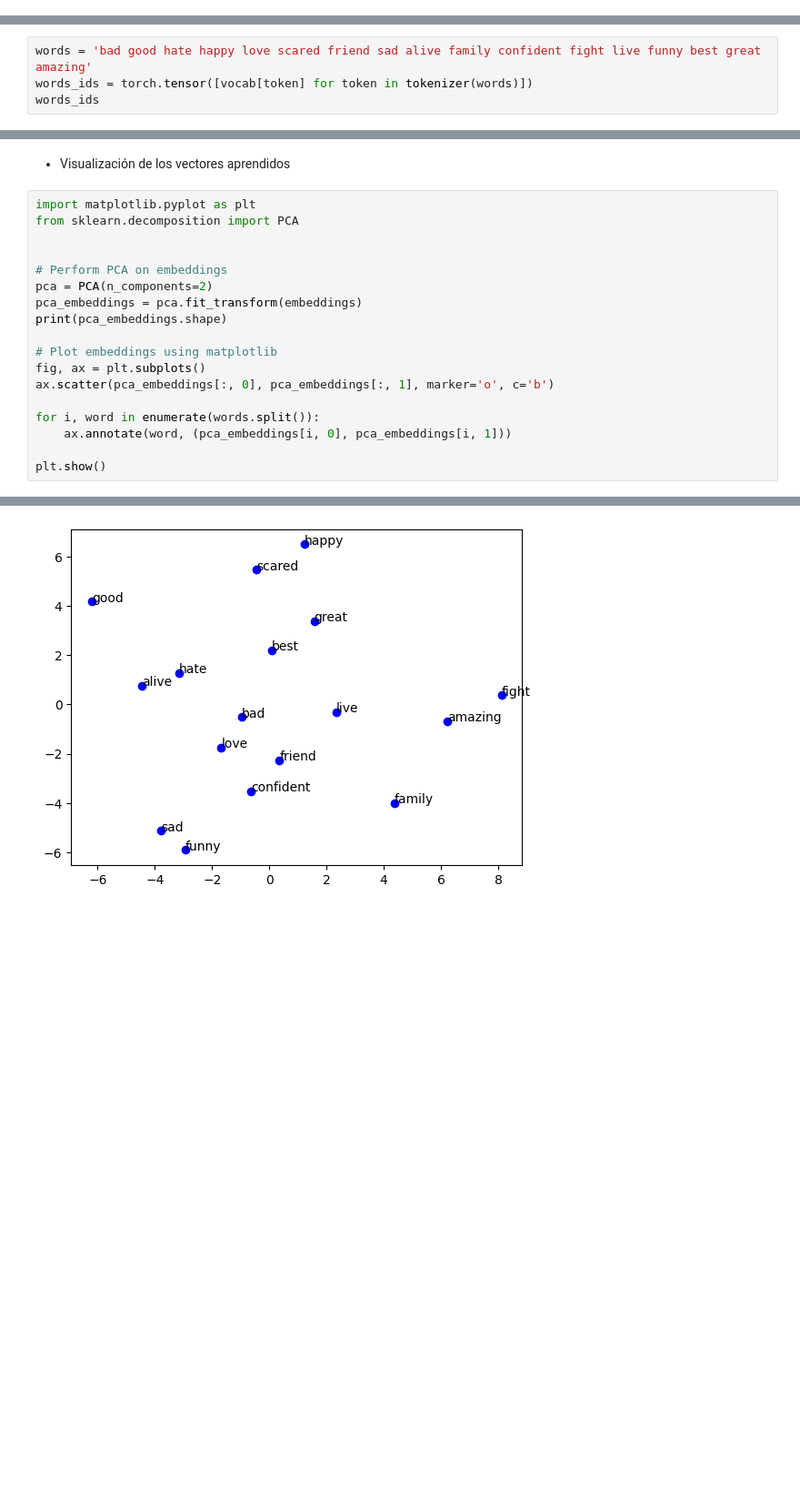
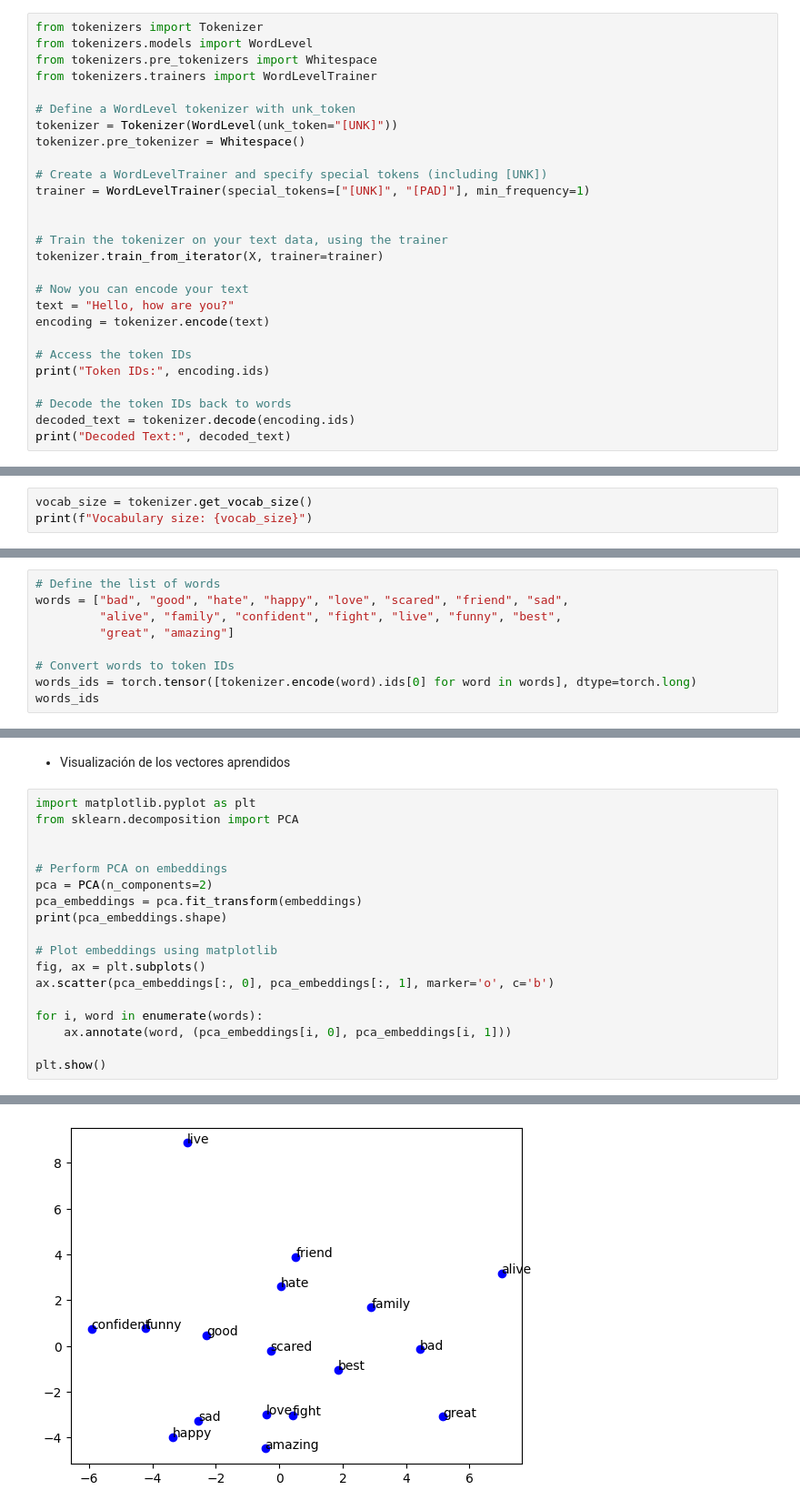
Before and after one commit to milmor/NLP, a Jupyter notebook: Notebooks/11_RNN_LSTM.ipynb, the cells around one changed output, grey strips where cells are left out. Shown at 91% size. Saved outputs shown, nothing was run; the diff lists cells and outputs as text; blank space fills up the shorter version.

Commit message:
update tokenizer and dataloader

```diff
--- a/Notebooks/11_RNN_LSTM.ipynb
+++ b/Notebooks/11_RNN_LSTM.ipynb
@@ -196,0 +124,27 @@ val_loader = DataLoader(val_data, batch_size=batch_size,
+# %%
+from tokenizers import Tokenizer
+from tokenizers.models import WordLevel
+from tokenizers.pre_tokenizers import Whitespace
+from tokenizers.trainers import WordLevelTrainer
+
+# Define a WordLevel tokenizer with unk_token
+tokenizer = Tokenizer(WordLevel(unk_token="[UNK]"))
+tokenizer.pre_tokenizer = Whitespace()
+
+# Create a WordLevelTrainer and specify special tokens (including [UNK])
+trainer = WordLevelTrainer(special_tokens=["[UNK]", "[PAD]"], min_frequency=1)
+
+
+# Train the tokenizer on your text data, using the trainer
+tokenizer.train_from_iterator(X, trainer=trainer)
+
+# Now you can encode your text
+text = "Hello, how are you?"
+encoding = tokenizer.encode(text)
+
+# Access the token IDs
+print("Token IDs:", encoding.ids)
+
+# Decode the token IDs back to words
+decoded_text = tokenizer.decode(encoding.ids)
+print("Decoded Text:", decoded_text)
@@ -196,0 +154,3 @@ val_loader = DataLoader(val_data, batch_size=batch_size,
+# %%
+vocab_size = tokenizer.get_vocab_size()
+print(f"Vocabulary size: {vocab_size}")
@@ -401,7 +409,12 @@ Val acc: 0.8267
 # %% [markdown]
 ## 5.- Vectores
 # %%
-words = 'bad good hate happy love scared friend sad alive family confident fight live funny best great amazing'
-words_ids = torch.tensor([vocab[token] for token in tokenizer(words)])
+# Define the list of words
+words = ["bad", "good", "hate", "happy", "love", "scared", "friend", "sad",
+         "alive", "family", "confident", "fight", "live", "funny", "best",
+         "great", "amazing"]
+
+# Convert words to token IDs
+words_ids = torch.tensor([tokenizer.encode(word).ids[0] for word in words], dtype=torch.long)
 words_ids
 # %% [output]
@@ -430,21 +443,21 @@ torch.Size([17, 128])
 # %%
 import matplotlib.pyplot as plt
 from sklearn.decomposition import PCA
 
 
 # Perform PCA on embeddings
 pca = PCA(n_components=2)
 pca_embeddings = pca.fit_transform(embeddings)
 print(pca_embeddings.shape)
 
 # Plot embeddings using matplotlib
 fig, ax = plt.subplots()
 ax.scatter(pca_embeddings[:, 0], pca_embeddings[:, 1], marker='o', c='b')
 
-for i, word in enumerate(words.split()):
+for i, word in enumerate(words):
     ax.annotate(word, (pca_embeddings[i, 0], pca_embeddings[i, 1]))
 
 plt.show()
 # %% [output]
 (17, 2)
-[figure, old version]
+[figure, new version]
```
Also changed, not shown: parts of 24 cells of this notebook.
